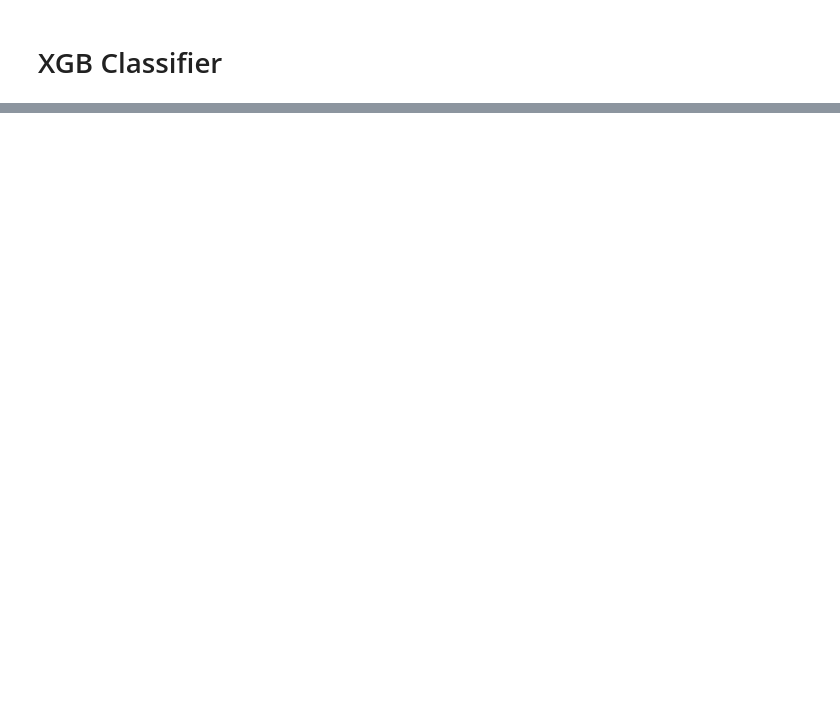
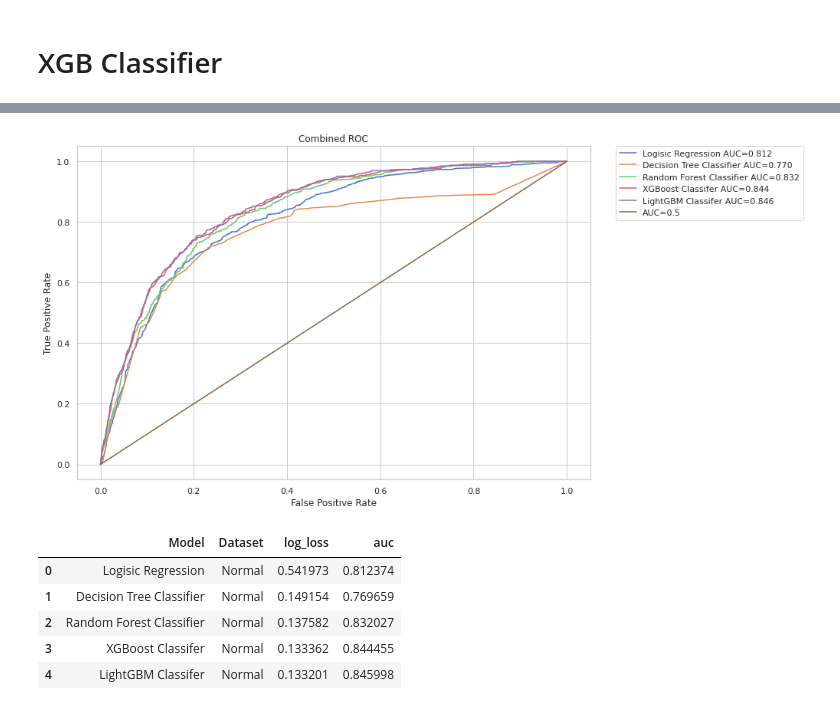
Before and after one commit to agno-nymous/Santander-Customer-Satisfaction, a Jupyter notebook: Modelling_Normal.ipynb, the cells around one changed output, grey strips where cells are left out. Drawn from its saved outputs; the diff is of its cells as text; code cells hidden in the pictures; blank space fills up the shorter version.

```diff
--- a/Modelling_Normal.ipynb
+++ b/Modelling_Normal.ipynb
@@ -425,0 +560,11 @@ result_df
+# %%
+plot_auc(y_val,y_preds,labels)
+result_df
+# %% [output]
+[figure, added]
+|  | Model | Dataset | log_loss | auc |
+| 0 | Logisic Regression | Normal | 0.541973 | 0.812374 |
+| 1 | Decision Tree Classifier | Normal | 0.149154 | 0.769659 |
+| 2 | Random Forest Classifier | Normal | 0.137582 | 0.832027 |
+| 3 | XGBoost Classifer | Normal | 0.133362 | 0.844455 |
+| 4 | LightGBM Classifer | Normal | 0.133201 | 0.845998 |
```
Also changed, not shown: parts of 22 cells of this notebook.
